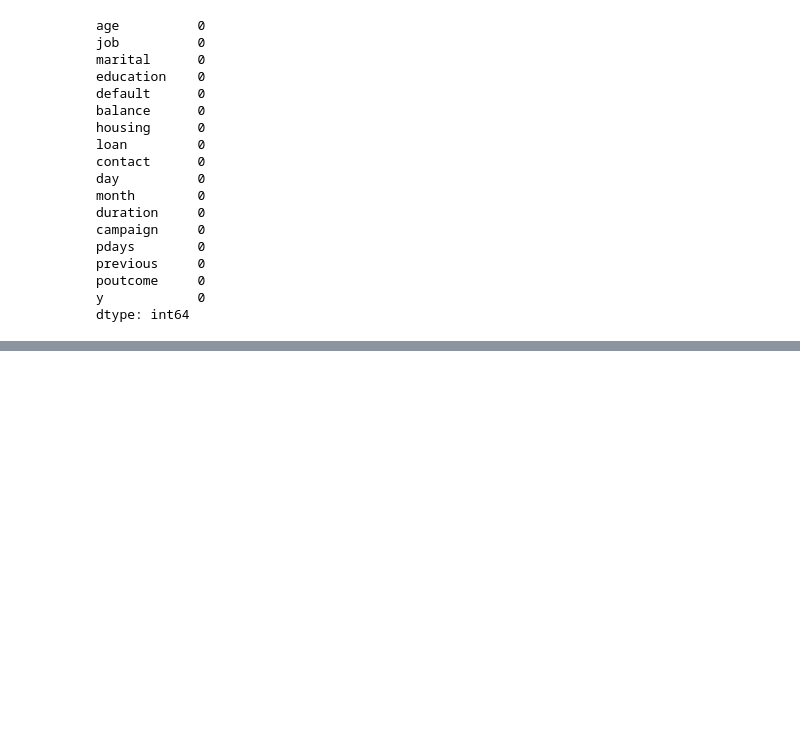
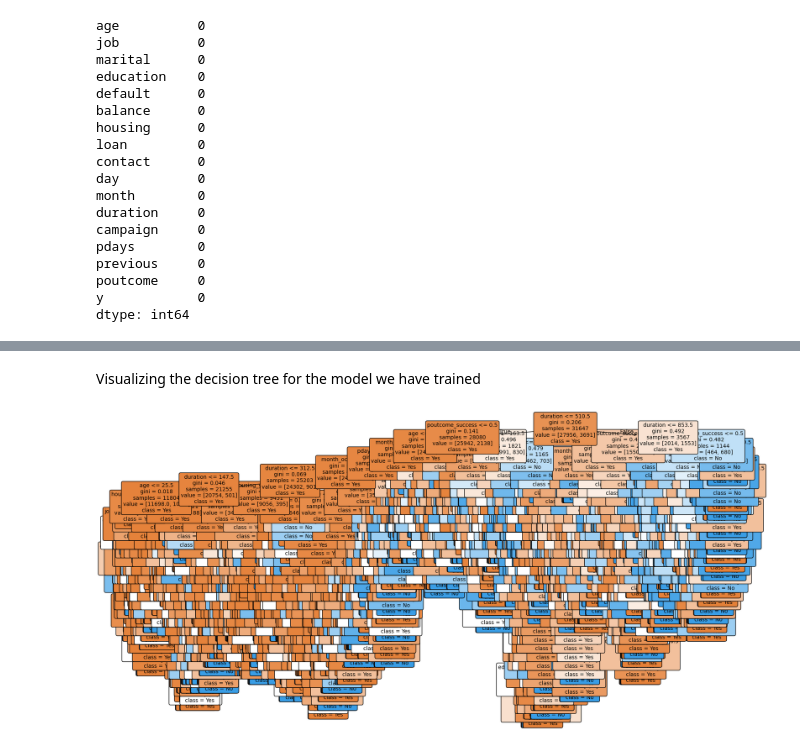
Before and after one commit to sasanklakimsetti/PRODIGY_DS_TASK3, a Jupyter notebook: decision tree.ipynb, the cells around one changed output, grey strips where cells are left out. Drawn from its saved outputs; the diff is of its cells as text; code cells hidden in the pictures; blank space fills up the shorter version.

Commit message:
model trained and generated decision tree successfully

```diff
--- a/decision tree.ipynb
+++ b/decision tree.ipynb
@@ -144,0 +188,24 @@ df_cleaned.to_csv('data_cleaned.csv',index=False)
+# %%
+class_labels=y.unique()
+# split the data into training and testing sets
+x_train, x_test, y_train, y_test=train_test_split(x,y,test_size=0.3,random_state=42)
+
+# initialise the decision after tree classifier
+clf=DecisionTreeClassifier(random_state=42) # restricting the tree depth for simplicity
+
+# train the classifier
+clf.fit(x_train,y_train)
+
+# make predictions on the test set
+y_pred=clf.predict(x_test)
+
+# evaluate the model
+accuracy=accuracy_score(y_test,y_pred)
+print(f"Accuracy: {accuracy*100:.2f}%")
+
+# confusion matrix and classification report
+print("Confusion Matrix:")
+print(confusion_matrix(y_test,y_pred,labels=class_labels))
+
+print("\nClassification Report:")
+print(classification_report(y_test,y_pred))
@@ -144,0 +227,2 @@ df_cleaned.to_csv('data_cleaned.csv',index=False)
+# %% [markdown]
+Visualizing the decision tree for the model we have trained
@@ -144,0 +233,6 @@ df_cleaned.to_csv('data_cleaned.csv',index=False)
+# %%
+plt.figure(figsize=(20,10))
+plot_tree(clf,filled=True,feature_names=x.columns, class_names=['Yes','No'], rounded=True, fontsize=10)
+plt.show()
+# %% [output]
+[figure, added]
```
Also changed, not shown: parts of 5 cells of this notebook.
